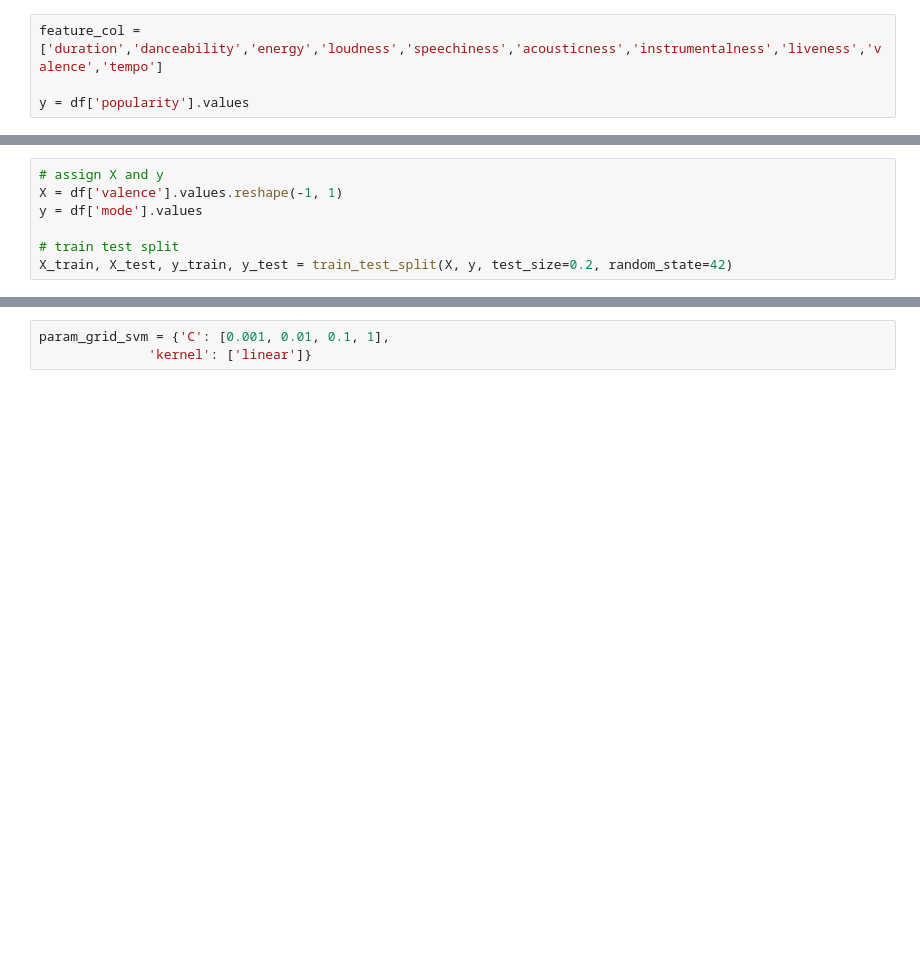
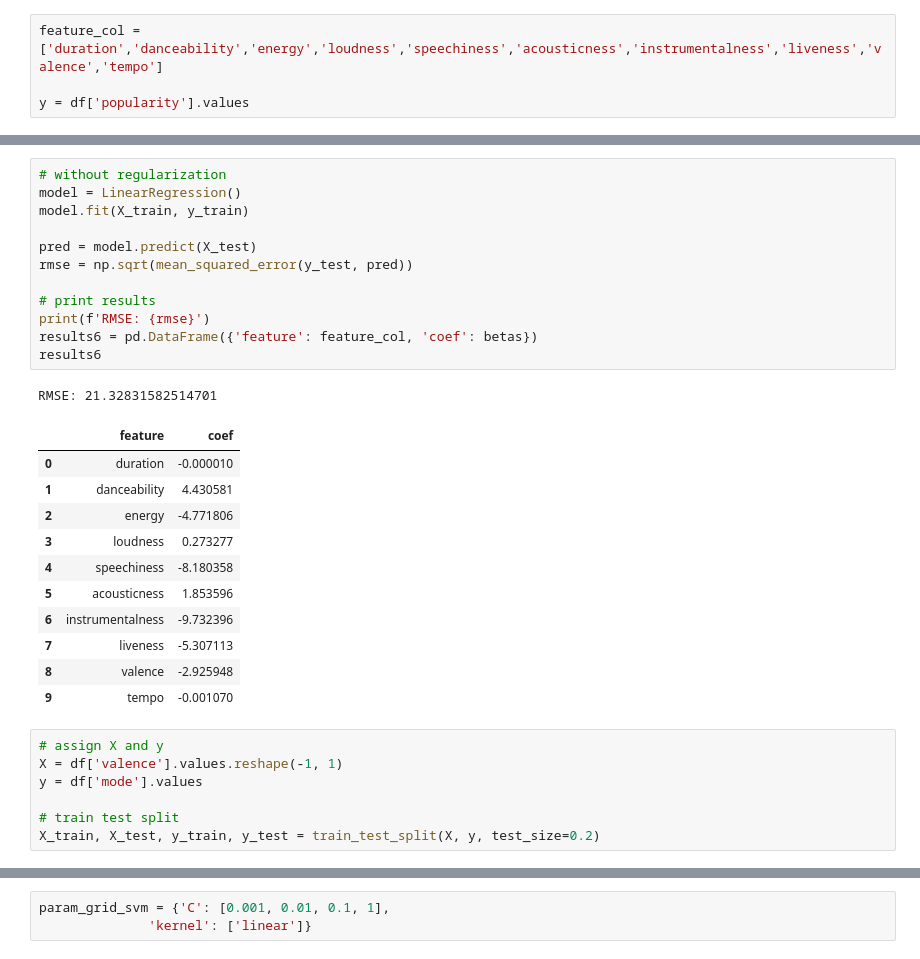
Before and after one commit to HongjinZhu/IDS-Capstone-Project, a Jupyter notebook: capsQ4Q5Q7.ipynb, the cells around one changed output, grey strips where cells are left out. Drawn from its saved outputs; the diff is of its cells as text; blank space fills up the shorter version.

```diff
--- a/capsQ4Q5Q7.ipynb
+++ b/capsQ4Q5Q7.ipynb
@@ -110,10 +116,35 @@ RMSE: 21.111876225733532, best hyper: 10
+# %%
+# without regularization
+model = LinearRegression()
+model.fit(X_train, y_train)
+
+pred = model.predict(X_test)
+rmse = np.sqrt(mean_squared_error(y_test, pred))
+
+# print results
+print(f'RMSE: {rmse}')
+results6 = pd.DataFrame({'feature': feature_col, 'coef': betas})
+results6
+# %% [output]
+RMSE: 21.32831582514701
+|  | feature | coef |
+| 0 | duration | -0.000010 |
+| 1 | danceability | 4.430581 |
+| 2 | energy | -4.771806 |
+| 3 | loudness | 0.273277 |
+| 4 | speechiness | -8.180358 |
+| 5 | acousticness | 1.853596 |
+| 6 | instrumentalness | -9.732396 |
+| 7 | liveness | -5.307113 |
+| 8 | valence | -2.925948 |
+| 9 | tempo | -0.001070 |
 # %%
 # assign X and y
 X = df['valence'].values.reshape(-1, 1)
 y = df['mode'].values
 
 # train test split
-X_train, X_test, y_train, y_test = train_test_split(X, y, test_size=0.2, random_state=42)
+X_train, X_test, y_train, y_test = train_test_split(X, y, test_size=0.2)
 # %%
 # logistic regression
 model = LogisticRegression(class_weight='balanced')
```
Also changed, not shown: parts of 8 cells of this notebook, 2 other files.
